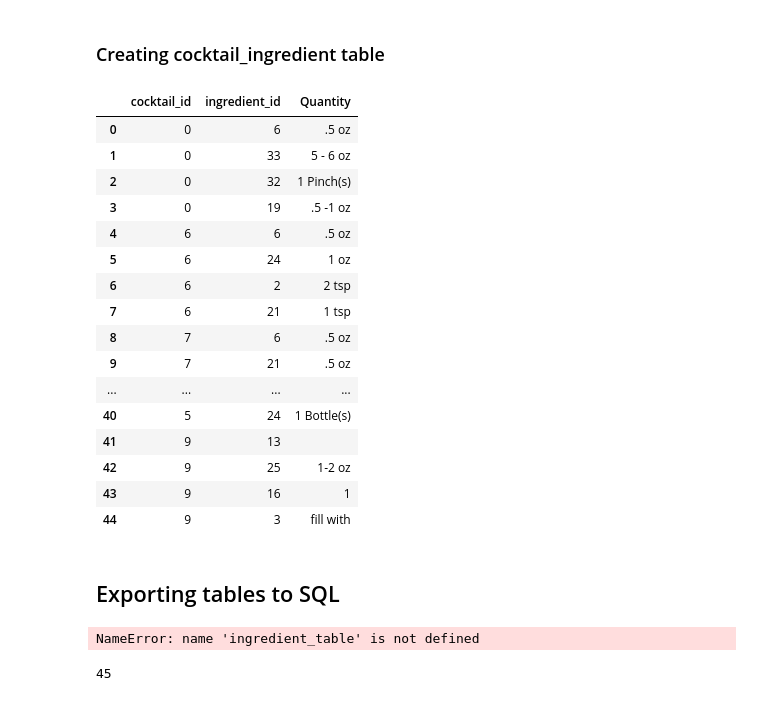
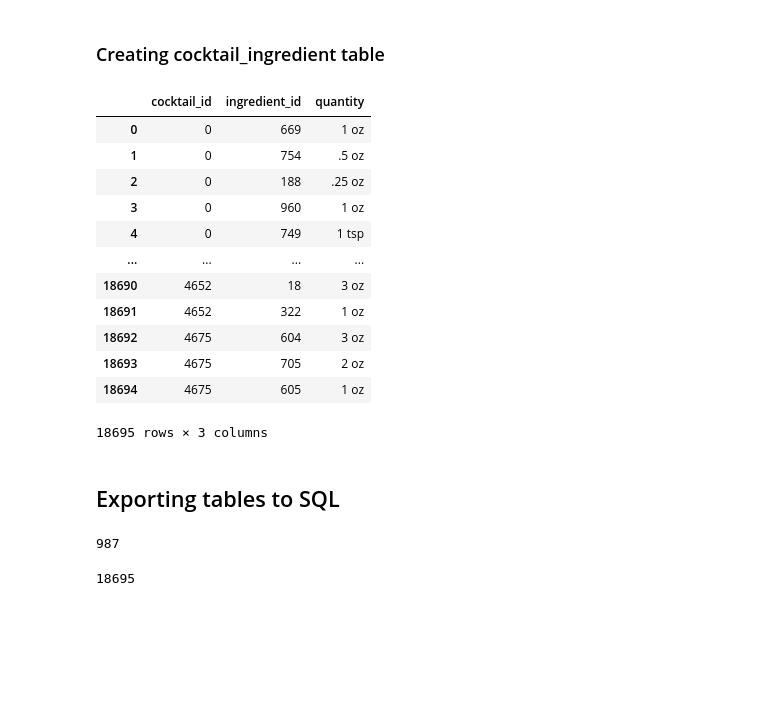
Before and after one commit to Lucien-Stephane-Ld/certification-project-DAFT410, a Jupyter notebook: data_cleaning.ipynb, the cells around one changed output. Cells and saved outputs as stored; diff of their text form; code cells hidden in the pictures; blank space fills up the shorter version.

```diff
--- a/data_cleaning.ipynb
+++ b/data_cleaning.ipynb
@@ -10,5 +12,5 @@ EmptyDataError: No columns to parse from file
 # %%
-ctl_df = pd.read_csv('sample_data_for_andy.csv', sep=',')
+# sample_ctl_df = pd.read_csv('sample_data_for_andy.csv', sep=',')
 # %% [markdown]
 Check data
 # %%
@@ -265,7 +310,7 @@ df_exploded.head(5)
 # %%
 #  replacing columns
 
-new_cols = ["cocktail_id","name","ingredients","quantity","description","recipe","nutrition_facts","calories_count","video_link"]
+new_cols = ["name","ingredients","quantity","description","recipe","nutrition_facts","calories_count","video_link"]
 df_exploded = df_exploded[new_cols]
 #or
 df_exploded_ing = df_exploded.reindex(columns=new_cols)
@@ -319,9 +442,9 @@ cocktail_nutrient
 # %% [markdown]
 ### Creating ingredient_id table
 # %%
-ingredient_table = pd.DataFrame(columns = ['ingredient_id','ingredient'])
-for i, ingredient in enumerate(set(df_exploded['ingredient'])):
-    ingredient_table.loc[i] = {'ingredient_id':i, 'ingredient':ingredient}
+ingredient_table = pd.DataFrame(columns = ['ingredient_id','ingredients'])
+for i, ingredient in enumerate(set(df_exploded['ingredients'])):
+    ingredient_table.loc[i] = {'ingredient_id':i, 'ingredients':ingredient}
 # %%
 ingredient_table
 # %% [output]
@@ -375,28 +465,24 @@ cocktail_table
 ### Creating cocktail_ingredient table
 # %%
 cocktail_ingredient_table = df_exploded
-cocktail_ingredient_table = cocktail_ingredient_table.merge(ingredient_table, left_on='ingredient', right_on='ingredient')
+cocktail_ingredient_table = cocktail_ingredient_table.merge(ingredient_table, on='ingredients')
 cocktail_ingredient_table = cocktail_ingredient_table.merge(cocktail_table, left_on='name', right_on='cocktail')
 cocktail_ingredient_table = cocktail_ingredient_table[['cocktail_id','ingredient_id','quantity']]
 cocktail_ingredient_table
 # %% [output]
-|  | cocktail_id | ingredient_id | Quantity |
-| 0 | 0 | 6 | .5 oz |
-| 1 | 0 | 33 | 5 - 6 oz |
-| 2 | 0 | 32 | 1 Pinch(s) |
-| 3 | 0 | 19 | .5 -1 oz |
-| 4 | 6 | 6 | .5 oz |
-| 5 | 6 | 24 | 1 oz |
-| 6 | 6 | 2 | 2 tsp |
-| 7 | 6 | 21 | 1 tsp |
-| 8 | 7 | 6 | .5 oz |
-| 9 | 7 | 21 | .5 oz |
+|  | cocktail_id | ingredient_id | quantity |
+| 0 | 0 | 669 | 1 oz |
+| 1 | 0 | 754 | .5 oz |
+| 2 | 0 | 188 | .25 oz |
+| 3 | 0 | 960 | 1 oz |
+| 4 | 0 | 749 | 1 tsp |
 | ... | ... | ... | ... |
-| 40 | 5 | 24 | 1 Bottle(s) |
-| 41 | 9 | 13 |  |
-| 42 | 9 | 25 | 1-2 oz |
-| 43 | 9 | 16 | 1 |
-| 44 | 9 | 3 | fill with |
+| 18690 | 4652 | 18 | 3 oz |
+| 18691 | 4652 | 322 | 1 oz |
+| 18692 | 4675 | 604 | 3 oz |
+| 18693 | 4675 | 705 | 2 oz |
+| 18694 | 4675 | 605 | 1 oz |
+18695 rows × 3 columns
 # %% [markdown]
 ## Exporting tables to SQL
 # %%
@@ -414,11 +500,11 @@ engine = create_engine(connection_string)
 # %%
 ingredient_table.to_sql('ingredients_id', engine, 'cocktails_db', if_exists='replace', index=False)
 # %% [output]
-NameError: name 'ingredient_table' is not defined
+987
 # %%
 cocktail_ingredient_table.to_sql('cocktails_ingredients_ids', engine, 'cocktails_db', if_exists='replace', index=False)
 # %% [output]
-45
+18695
 # %%
 cocktail_table.to_sql('cocktails_id', engine, 'cocktails_db', if_exists='replace', index=False)
 # %% [output]
```
Also changed, not shown: parts of 49 cells of this notebook, 3 other files.
